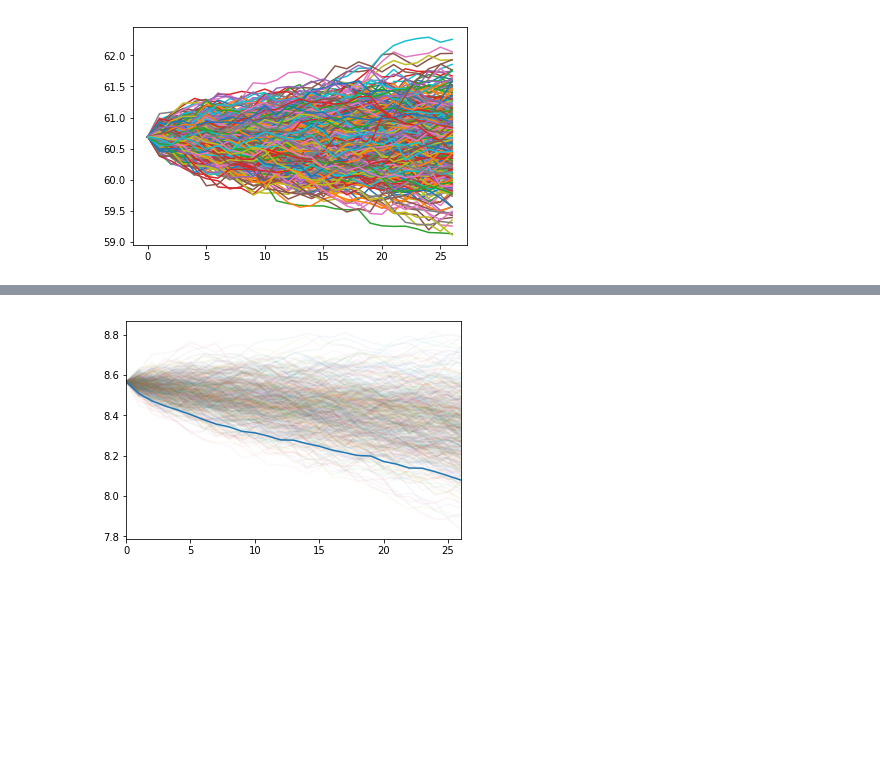
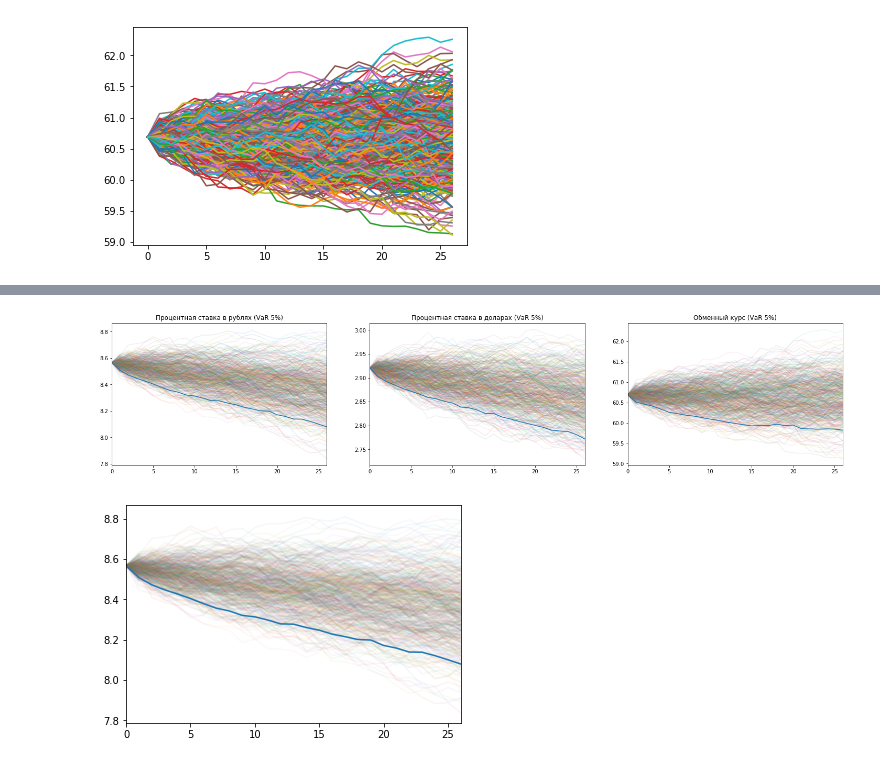
Before and after one commit to Sunamur/StochProcs1, a Jupyter notebook: interpolation.ipynb, the cells around one changed output, grey strips where cells are left out. Drawn from its saved outputs; the diff is of its cells as text; code cells hidden in the pictures; blank space fills up the shorter version.

```diff
--- a/interpolation.ipynb
+++ b/interpolation.ipynb
@@ -85,8 +85,8 @@ curve_rub = df_diff.loc[:,'ds_rate_rub_diff']#.cumsum()+df_rub_usd_int.loc[0,'ds
 curve_us = df_diff.loc[:,'ds_rate_usd_diff']#.cumsum()+df_rub_usd_int.loc[0,'ds_rate_int_usd']
 curve_fx = df_diff.loc[:,'fx_diff']#.cumsum()+df_rub_usd_int.loc[0,'ds_rate_int_rub']
 # curve_rub
-decomposed = pd.read_pickle('./decomposed_cor.pkl')
-df_diff
+# decomposed = pd.read_pickle('./decomposed_cor.pkl')
+# df_diff
 # %% [output]
 |  | maturity_diff | ds_rate_rub_diff | ds_rate_usd_diff | fx_diff |
 | 0 | 2 | -0.029407 | -0.017050 | -0.001279 |
@@ -180,3 +189,13 @@ for i in range(3):
+# %%
+fig,ax = plt.subplots(1,3,figsize=(25,5))
+titles=['Процентная ставка в рублях', "Процентная ставка в доларах", "Обменный курс"]
+for i in range(3):
+    ax[i].plot(result[:,i,:], alpha=0.1)
+    pd.DataFrame(result[:,i,:].T).quantile(0.05).plot(ax=ax[i])
+    ax[i].set_title(titles[i]+ ' (VaR 5%)')
+plt.show()
+# %% [output]
+[figure, added]
 # %%
 
 plt.plot(pd.DataFrame(result[:,0,:]), alpha=0.05)
```
Also changed, not shown: parts of 2 cells of this notebook, 2 other files.
